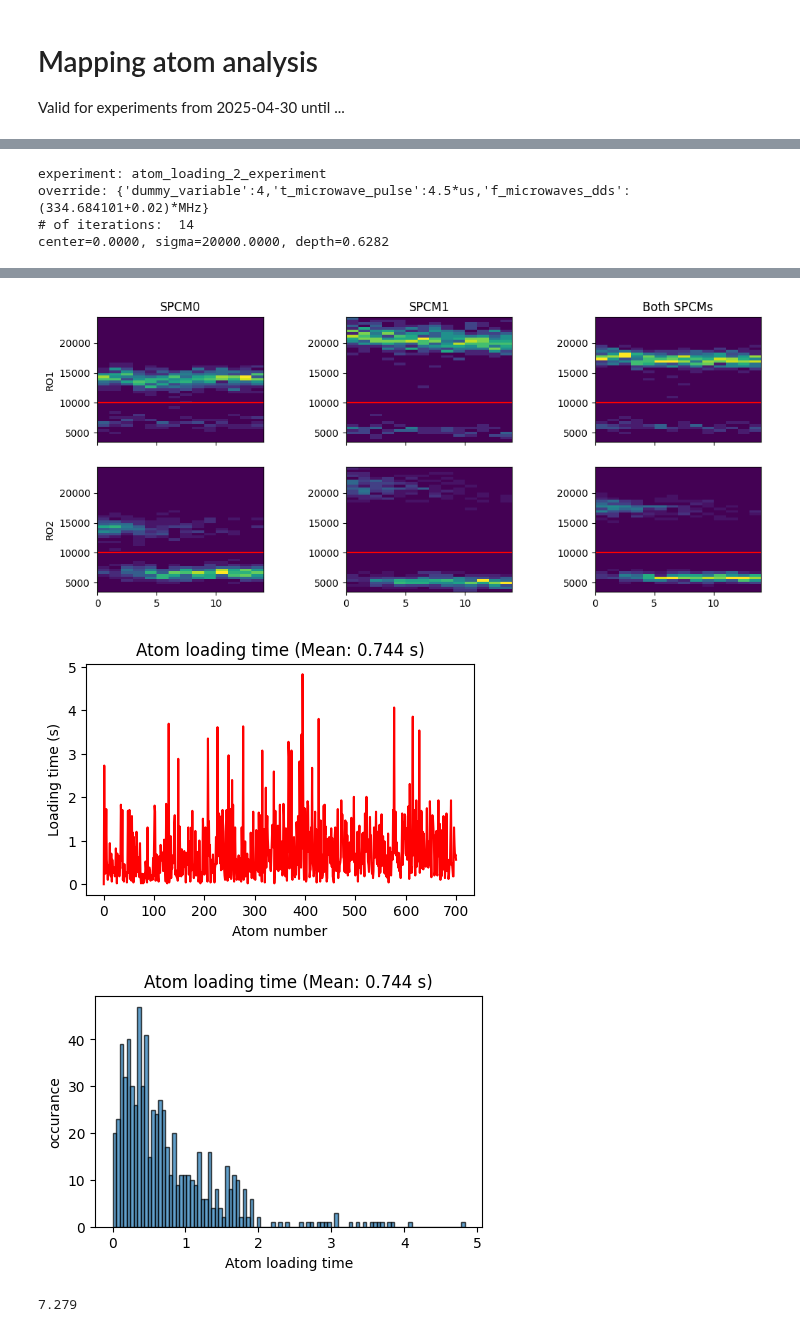
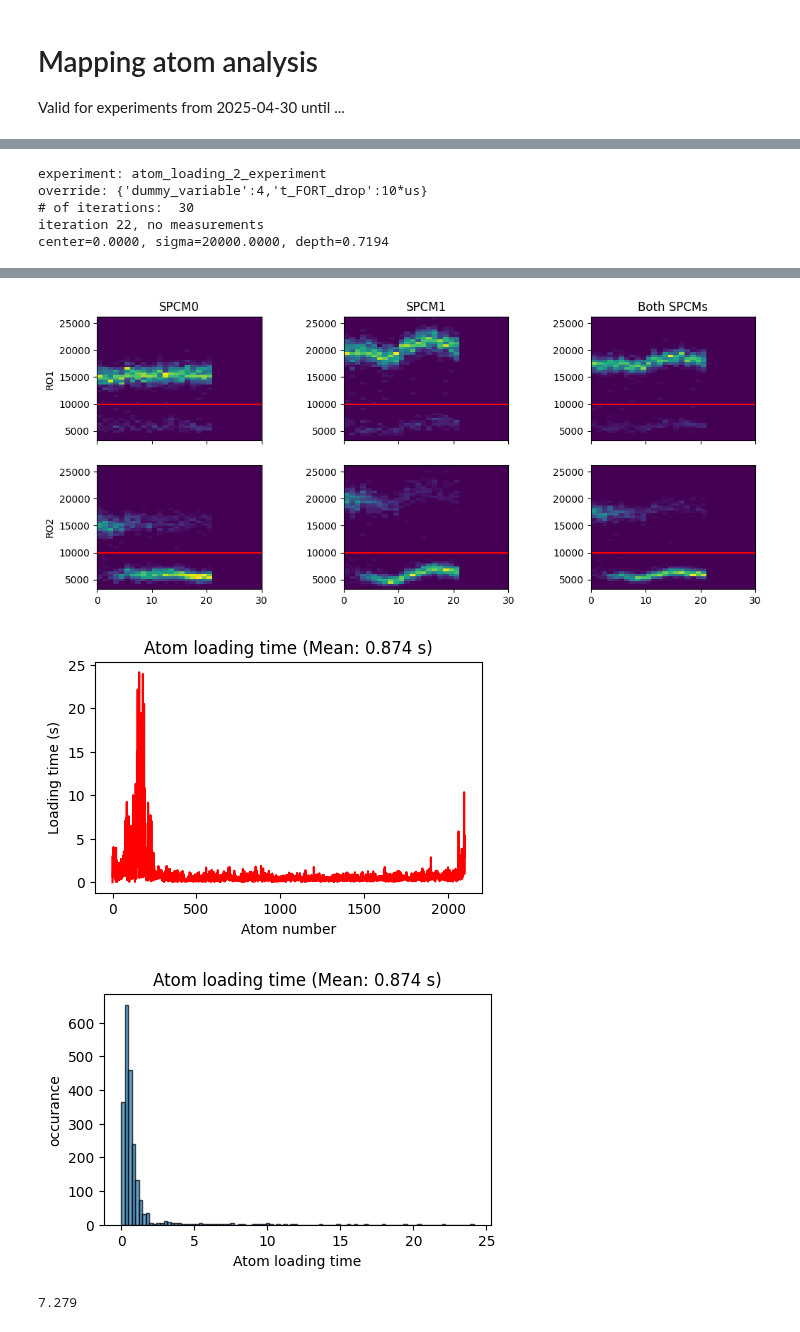
Before and after one commit to QuantumQuadrate/qn_artiq_routines, a Jupyter notebook: Analysis/Tomography analysis/microwave_tests_analysis_2025.ipynb, the cells around one changed output, grey strips where cells are left out. Cells and saved outputs as stored; diff of their text form; code cells hidden in the pictures.

Commit message:
Working on FORT ramp.

```diff
--- a/Analysis/Tomography analysis/microwave_tests_analysis_2025.ipynb
+++ b/Analysis/Tomography analysis/microwave_tests_analysis_2025.ipynb
@@ -2,7 +2,7 @@
 # Mapping atom analysis
 Valid for experiments from 2025-04-30 until ...
 # %%
-date_filters = ["2025-06-03"]
+date_filters = ["2025-06-04"]
 
 from matplotlib import pyplot as plt
 import matplotlib as mpl
@@ -72,7 +60,7 @@ file 53 (C:\Networking Experiment\artiq codes\artiq-master\results\2025-06-03\12
 # %%
 ### the file(s) to analyze:
 file_indices = {
-    52:'',
+    3:'',
     # 10:'',
     # 12:'',
     # 191:'',
@@ -363,6 +351,7 @@ plt.title(f"Atom loading time (Mean: {mean_loading_time:.3f} s)")
 plt.show()
 # %% [output]
 experiment: atom_loading_2_experiment
-override: {'dummy_variable':4,'t_microwave_pulse':4.5*us,'f_microwaves_dds':(334.684101+0.02)*MHz}
-# of iterations:  14
-center=0.0000, sigma=20000.0000, depth=0.6282
+override: {'dummy_variable':4,'t_FORT_drop':10*us}
+# of iterations:  30
+iteration 22, no measurements
+center=0.0000, sigma=20000.0000, depth=0.7194
@@ -370,6 +359,6 @@ center=0.0000, sigma=20000.0000, depth=0.6282
-[figure, old version]
+[figure, new version]
-[figure, old version]
+[figure, new version]
-[figure, old version]
+[figure, new version]
 # %%
 AZ_bottom_volts_MOT
 # %% [output]
```
Also changed, not shown: parts of 4 cells of this notebook, 5 other files.
